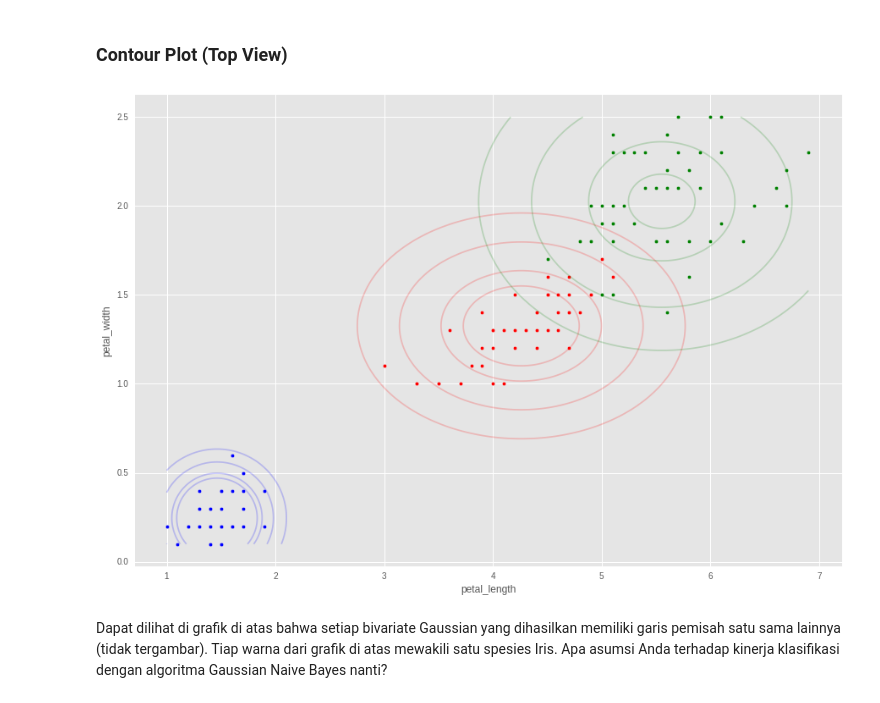
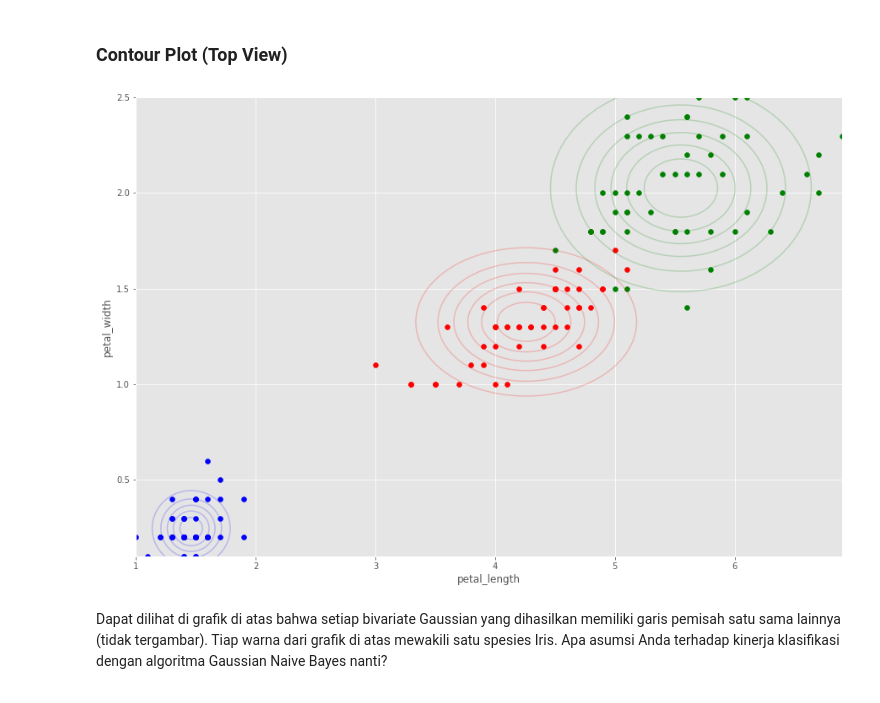
Before and after one commit to aliakbars/uai-dm, a Jupyter notebook: scripts/lab2.ipynb, the cells around one changed output. Cells and saved outputs as stored; diff of their text form; code cells hidden in the pictures.

```diff
--- a/scripts/lab2.ipynb
+++ b/scripts/lab2.ipynb
@@ -99,10 +96,15 @@ vi = df[df.species == 'virginica']
 # %% [markdown]
 ### 3D Plot untuk Setosa (Bivariate Gaussian)
 # %%
+from scipy.stats import multivariate_normal as mvn
+
 pl = np.linspace(s.petal_length.min(), s.petal_length.max(), 500)
 pw = np.linspace(s.petal_width.min(), s.petal_width.max(), 500)
 x1, x2 = np.meshgrid(pl, pw)
-z = bivariate_normal(x1, x2, s.petal_length.std(), s.petal_width.std(), s.petal_length.mean(), s.petal_width.mean())
+xx = np.dstack([x1, x2])
+mu = s.mean()
+sigma = s.cov()
+z = mvn(mu, sigma).pdf(xx)
 
 fig = plt.figure()
 fig.set_size_inches(15,10)
@@ -121,24 +123,28 @@ Bivariate Gaussian spesies Setosa yang dibentuk dalam 3D. Grafik setelah ini men
 # %%
 fig, ax = plt.subplots(figsize=(15,10))
 pl = np.linspace(df.petal_length.min(), df.petal_length.max(), 500)
 pw = np.linspace(df.petal_width.min(), df.petal_width.max(), 500)
 
 cmaps = ['Blues', 'Reds', 'Greens']
 for species, c in zip([s, ve, vi], cmaps):
     x1, x2 = np.meshgrid(pl, pw)
-    z = bivariate_normal(x1, x2, species.petal_length.std(), species.petal_width.std(), species.petal_length.mean(), species.petal_width.mean())
-#     cf = ax.contourf(x1, x2, z, cmap=c, alpha=0.5)
+    xx = np.dstack([x1, x2])
+    mu = species.mean()
+    sigma = species.cov().values
+    sigma[0,1] = 0
+    sigma[1,0] = 0
+
+    z = mvn(mu, sigma).pdf(xx)
     color = c[0].lower()
     ax.scatter(species.petal_length, species.petal_width, c=color)
     ax.contour(x1, x2, z,
-               levels=[0.01, 0.1, 0.5, 0.9],
                colors=color, alpha=0.2)
 
 ax.set_xlabel('petal_length')
 ax.set_ylabel('petal_width')
 plt.show()
 # %% [output]
-[figure, old version]
+[figure, new version]
 # %% [markdown]
 Dapat dilihat di grafik di atas bahwa setiap bivariate Gaussian yang dihasilkan memiliki garis pemisah satu sama lainnya (tidak tergambar). Tiap warna dari grafik di atas mewakili satu spesies Iris. Apa asumsi Anda terhadap kinerja klasifikasi dengan algoritma Gaussian Naive Bayes nanti?
 # %% [markdown]
```
Also changed, not shown: parts of 16 cells of this notebook.
